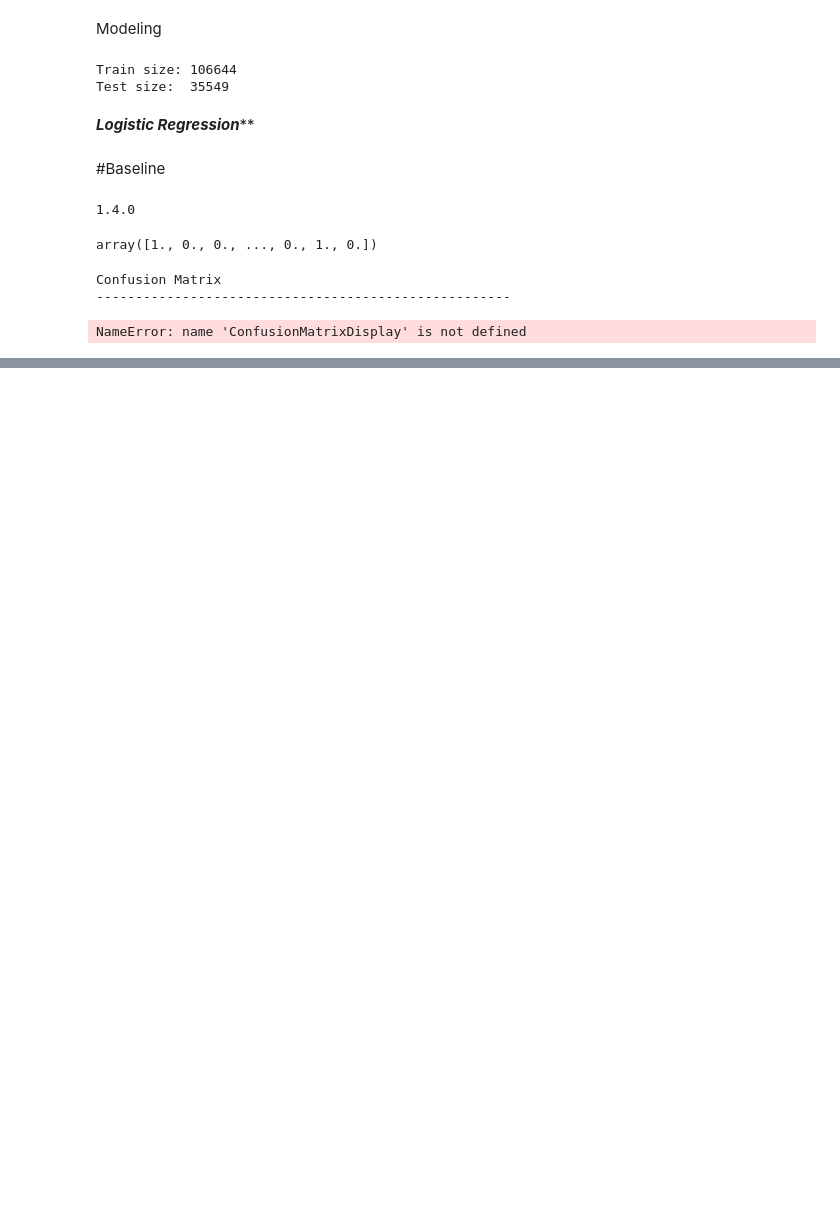
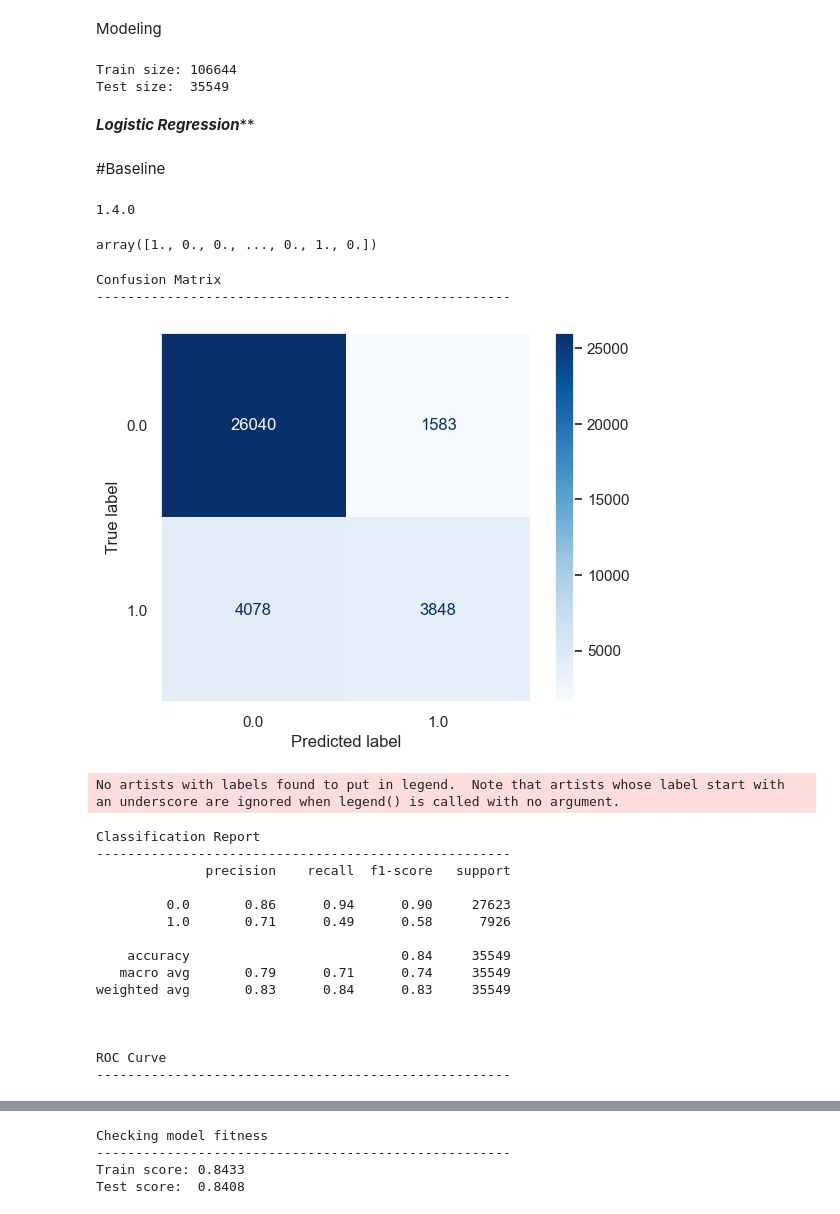
Before and after one commit to ajaykumaretw/ajaykumaretw, a Jupyter notebook: Work/RainPrediction.ipynb, the cells around one changed output, grey strips where cells are left out. Drawn from its saved outputs; the diff is of its cells as text; code cells hidden in the pictures; blank space fills up the shorter version.

Commit message:
Aus Rain Prediction Analysis

```diff
--- a/Work/RainPrediction.ipynb
+++ b/Work/RainPrediction.ipynb
@@ -624,12 +629,16 @@ array([1., 0., 0., ..., 0., 1., 0.])
 # %%
 def conf_matrix(model, X_test, y_test, cmap='Blues'):
-    ConfusionMatrixDisplay(model)
-    ConfusionMatrixDisplay()
+    cm = confusion_matrix(y_test, model.predict(X_test))
+    disp = ConfusionMatrixDisplay(confusion_matrix=cm, display_labels=model.classes_)
+    disp.plot(cmap=cmap)
     plt.grid()
     plt.show()
 
+
 def roc_curve_custom(model, X_test, y_test):
-    plot_roc_curve(model, X_test, y_test)
+    fpr, tpr, _ = roc_curve(y_test, model.predict_proba(X_test)[:, 1])
+    roc_display = RocCurveDisplay(fpr=fpr, tpr=tpr)
+    roc_display.plot()
     plt.plot([0, 1], [0, 1], color='black', linestyle='--')
     plt.show()
 # %%
@@ -659,8 +668,24 @@ def evaluate(model, X_train=X_train, X_test=X_test, y_train=y_train, y_test=y_te
     print('Test score: ', round(model.score(X_test, y_test), 4))
     print('\n')
 # %%
-evaluate(logreg)
+evaluate(logreg, X_train, X_test, y_train, y_test)
 # %% [output]
 Confusion Matrix
 -----------------------------------------------------
+[figure, added]
-NameError: name 'ConfusionMatrixDisplay' is not defined
+No artists with labels found to put in legend.  Note that artists whose label start with an underscore are ignored when legend() is called with no argument.
+Classification Report
+-----------------------------------------------------
+              precision    recall  f1-score   support
+
+         0.0       0.86      0.94      0.90     27623
+         1.0       0.71      0.49      0.58      7926
+
+    accuracy                           0.84     35549
+   macro avg       0.79      0.71      0.74     35549
+weighted avg       0.83      0.84      0.83     35549
+
+
+
+ROC Curve
+-----------------------------------------------------
@@ -666,0 +693,4 @@ NameError: name 'ConfusionMatrixDisplay' is not defined
+Checking model fitness
+-----------------------------------------------------
+Train score: 0.8433
+Test score:  0.8408
```
Also changed, not shown: parts of 2 cells of this notebook.
